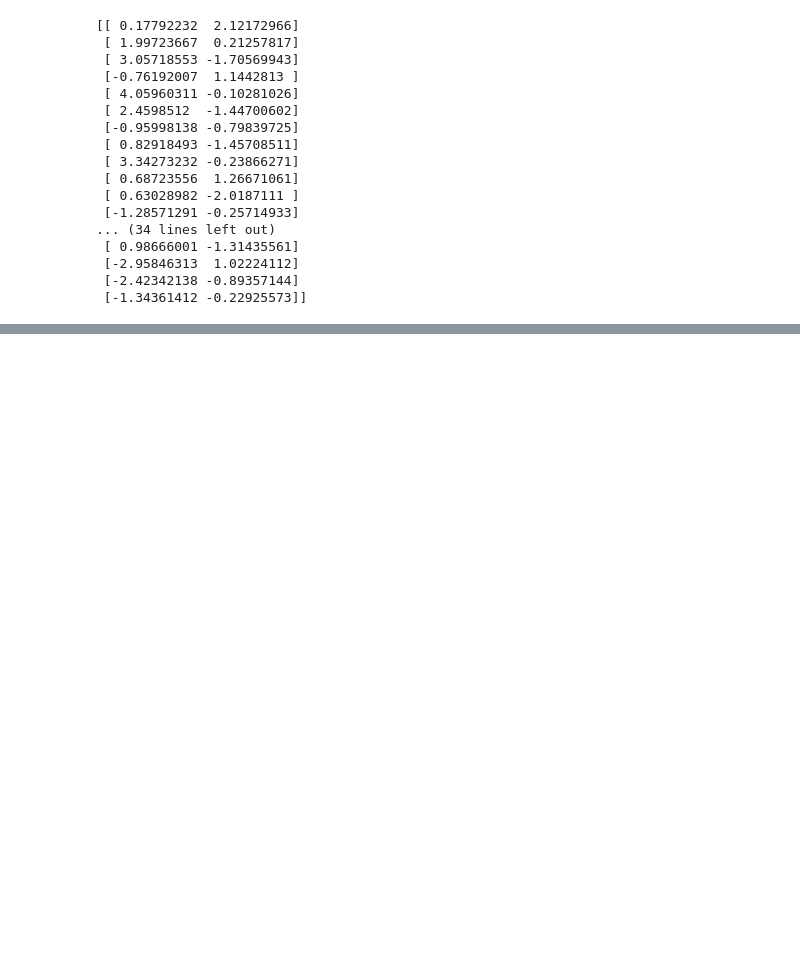
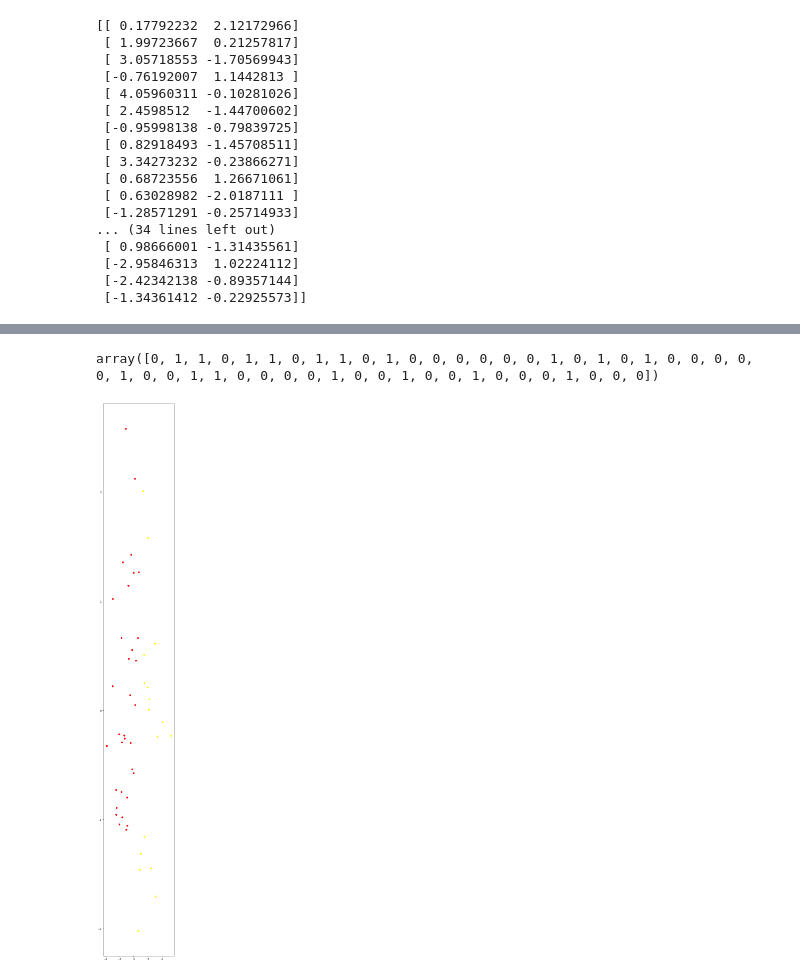
Before and after one commit to massinoLight/tp_AlgoBD, a Jupyter notebook: Tp2_AlgoBD.ipynb, the cells around one changed output, grey strips where cells are left out. Drawn from its saved outputs; the diff is of its cells as text; code cells hidden in the pictures; blank space fills up the shorter version.

```diff
--- a/Tp2_AlgoBD.ipynb
+++ b/Tp2_AlgoBD.ipynb
@@ -183,0 +213,25 @@ plt.show()
+# %%
+from sklearn.cluster import AgglomerativeClustering
+
+clustering = AgglomerativeClustering().fit(X_pca)
+clustering
+clustering.labels_
+# %% [output]
+array([0, 1, 1, 0, 1, 1, 0, 1, 1, 0, 1, 0, 0, 0, 0, 0, 0, 1, 0, 1, 0, 1, 0, 0, 0, 0, 0, 1, 0, 0, 1, 1, 0, 0, 0, 0, 1, 0, 0, 1, 0, 0, 1, 0, 0, 0, 1, 0, 0, 0])
+# %%
+x1 = []; y1 = []
+x2 = []; y2 = []
+for i in range(0,len(X_pca)):
+    if clustering.labels_[i] == 0:
+        x1.append(X_pca[i][0])
+        y1.append(X_pca[i][1])
+    else:
+        if clustering.labels_[i] == 1:
+            x2.append(X_pca[i][0])
+            y2.append(X_pca[i][1])
+
+pyplot.scatter(x1, y1, c = 'red')
+pyplot.scatter(x2, y2, c = 'yellow')
+pyplot.show()
+# %% [output]
+[figure, added]
```
Also changed, not shown: parts of 6 cells of this notebook.
